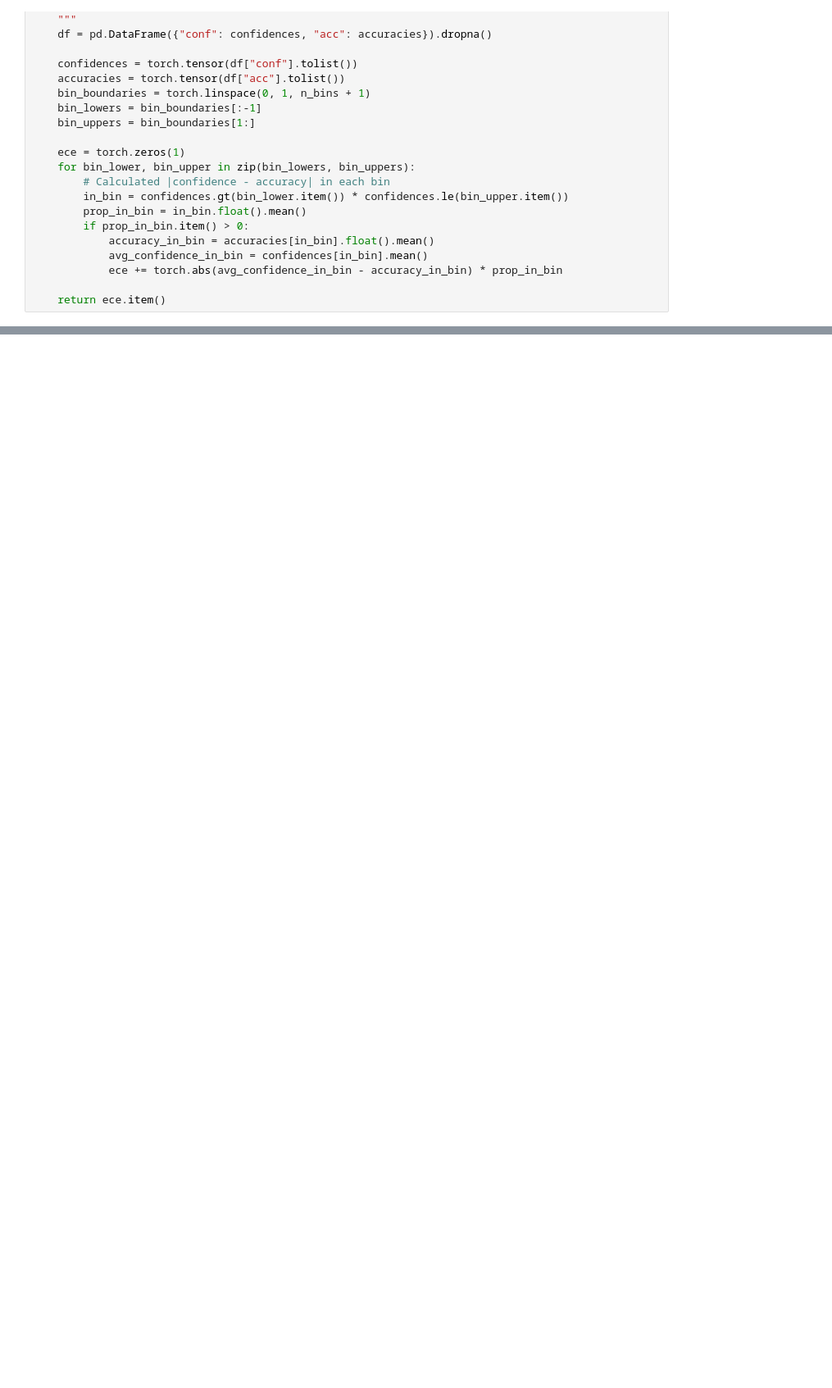
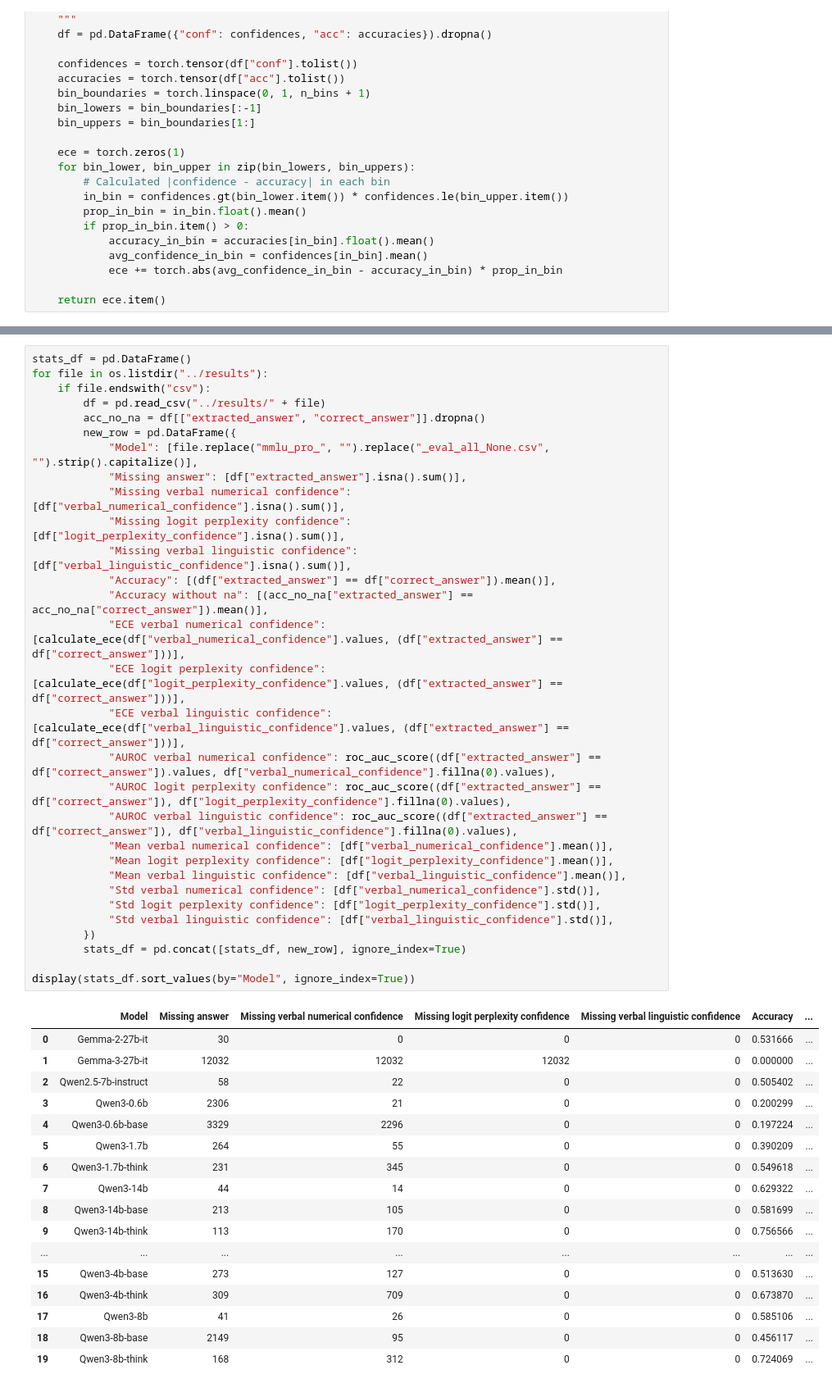
Before and after one commit to Linwei94/LLM-Calibration-Study, a Jupyter notebook: analysis/model_na_stats.ipynb, the cells around one changed output, grey strips where cells are left out. Shown: that part at 82% size. Drawn from its saved outputs; the diff is of its cells as text; blank space fills up the shorter version.

```diff
--- a/analysis/model_na_stats.ipynb
+++ b/analysis/model_na_stats.ipynb
@@ -101,0 +88,48 @@ display(stats_df.sort_values(by="Model", ignore_index=True))
+# %%
+stats_df = pd.DataFrame()
+for file in os.listdir("../results"):
+    if file.endswith("csv"):
+        df = pd.read_csv("../results/" + file)
+        acc_no_na = df[["extracted_answer", "correct_answer"]].dropna()
+        new_row = pd.DataFrame({
+            "Model": [file.replace("mmlu_pro_", "").replace("_eval_all_None.csv", "").strip().capitalize()],
+            "Missing answer": [df["extracted_answer"].isna().sum()],
+            "Missing verbal numerical confidence": [df["verbal_numerical_confidence"].isna().sum()],
+            "Missing logit perplexity confidence": [df["logit_perplexity_confidence"].isna().sum()],
+            "Missing verbal linguistic confidence": [df["verbal_linguistic_confidence"].isna().sum()],
+            "Accuracy": [(df["extracted_answer"] == df["correct_answer"]).mean()],
+            "Accuracy without na": [(acc_no_na["extracted_answer"] == acc_no_na["correct_answer"]).mean()],
+            "ECE verbal numerical confidence": [calculate_ece(df["verbal_numerical_confidence"].values, (df["extracted_answer"] == df["correct_answer"]))],
+            "ECE logit perplexity confidence": [calculate_ece(df["logit_perplexity_confidence"].values, (df["extracted_answer"] == df["correct_answer"]))],
+            "ECE verbal linguistic confidence": [calculate_ece(df["verbal_linguistic_confidence"].values, (df["extracted_answer"] == df["correct_answer"]))],
+            "AUROC verbal numerical confidence": roc_auc_score((df["extracted_answer"] == df["correct_answer"]).values, df["verbal_numerical_confidence"].fillna(0).values),
+            "AUROC logit perplexity confidence": roc_auc_score((df["extracted_answer"] == df["correct_answer"]), df["logit_perplexity_confidence"].fillna(0).values),
+            "AUROC verbal linguistic confidence": roc_auc_score((df["extracted_answer"] == df["correct_answer"]), df["verbal_linguistic_confidence"].fillna(0).values),
+            "Mean verbal numerical confidence": [df["verbal_numerical_confidence"].mean()],
+            "Mean logit perplexity confidence": [df["logit_perplexity_confidence"].mean()],
+            "Mean verbal linguistic confidence": [df["verbal_linguistic_confidence"].mean()],
+            "Std verbal numerical confidence": [df["verbal_numerical_confidence"].std()],
+            "Std logit perplexity confidence": [df["logit_perplexity_confidence"].std()],
+            "Std verbal linguistic confidence": [df["verbal_linguistic_confidence"].std()],
+        })
+        stats_df = pd.concat([stats_df, new_row], ignore_index=True)
+
+display(stats_df.sort_values(by="Model", ignore_index=True))
+# %% [output]
+|  | Model | Missing answer | Missing verbal numerical confidence | Missing logit perplexity confidence | Missing verbal linguistic confidence | Accuracy | ... |
+| 0 | Gemma-2-27b-it | 30 | 0 | 0 | 0 | 0.531666 | ... |
+| 1 | Gemma-3-27b-it | 12032 | 12032 | 12032 | 0 | 0.000000 | ... |
+| 2 | Qwen2.5-7b-instruct | 58 | 22 | 0 | 0 | 0.505402 | ... |
+| 3 | Qwen3-0.6b | 2306 | 21 | 0 | 0 | 0.200299 | ... |
+| 4 | Qwen3-0.6b-base | 3329 | 2296 | 0 | 0 | 0.197224 | ... |
+| 5 | Qwen3-1.7b | 264 | 55 | 0 | 0 | 0.390209 | ... |
+| 6 | Qwen3-1.7b-think | 231 | 345 | 0 | 0 | 0.549618 | ... |
+| 7 | Qwen3-14b | 44 | 14 | 0 | 0 | 0.629322 | ... |
+| 8 | Qwen3-14b-base | 213 | 105 | 0 | 0 | 0.581699 | ... |
+| 9 | Qwen3-14b-think | 113 | 170 | 0 | 0 | 0.756566 | ... |
+| ... | ... | ... | ... | ... | ... | ... | ... |
+| 15 | Qwen3-4b-base | 273 | 127 | 0 | 0 | 0.513630 | ... |
+| 16 | Qwen3-4b-think | 309 | 709 | 0 | 0 | 0.673870 | ... |
+| 17 | Qwen3-8b | 41 | 26 | 0 | 0 | 0.585106 | ... |
+| 18 | Qwen3-8b-base | 2149 | 95 | 0 | 0 | 0.456117 | ... |
+| 19 | Qwen3-8b-think | 168 | 312 | 0 | 0 | 0.724069 | ... |
```
Also changed, not shown: parts of 4 cells of this notebook, 6 other files.
